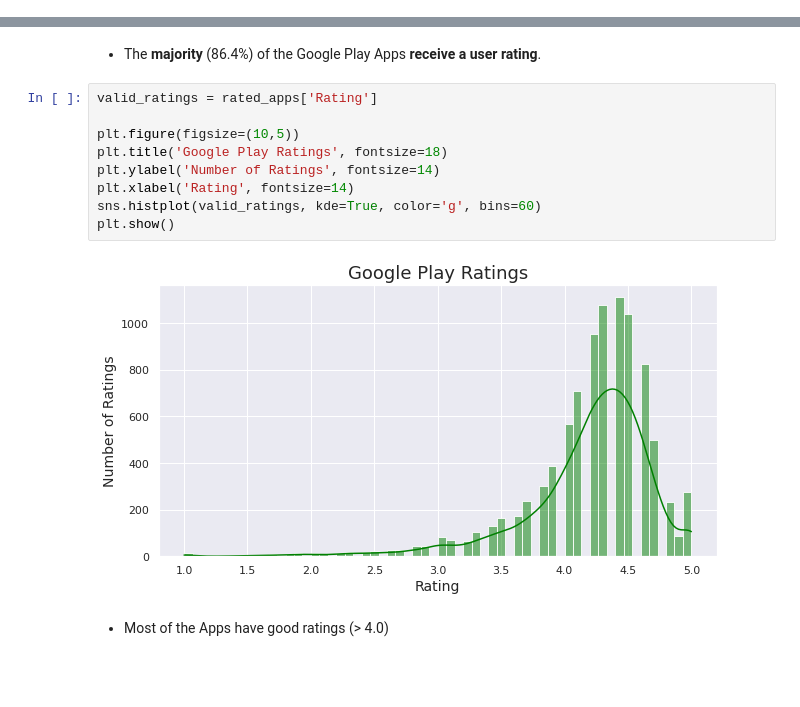
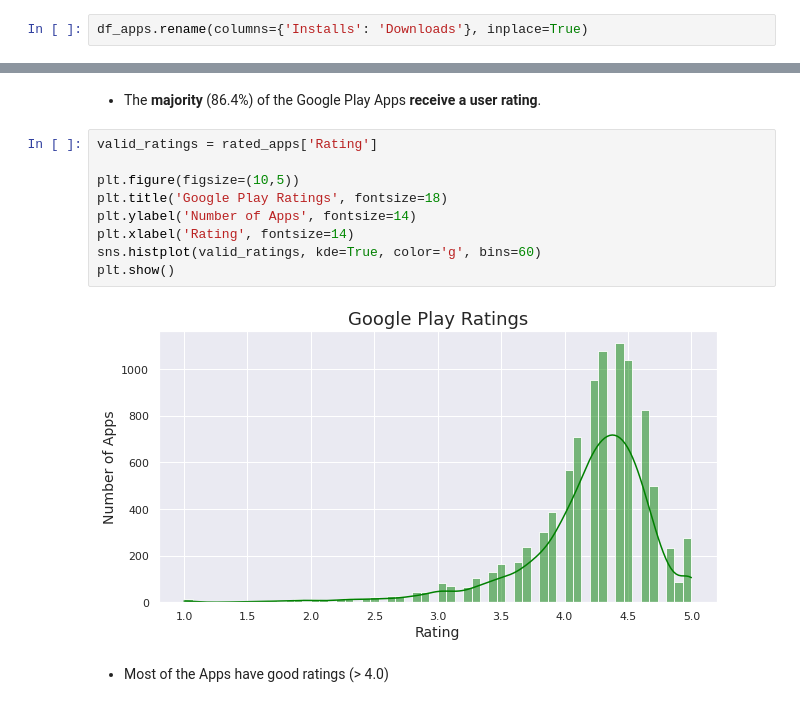
Before and after one commit to kimurarh/googleplay-analysis, a Jupyter notebook: Google-Play-Store-Analysis.ipynb, the cells around one changed output, grey strips where cells are left out. Drawn from its saved outputs; the diff is of its cells as text; blank space fills up the shorter version.

```diff
--- a/Google-Play-Store-Analysis.ipynb
+++ b/Google-Play-Store-Analysis.ipynb
@@ -214,3 +220,5 @@ df_apps['Android Ver'] = df_apps['Android Ver'].apply(lambda x: x.split(' ')[0])
+# %%
+df_apps.rename(columns={'Installs': 'Downloads'}, inplace=True)
 # %% [markdown]
 # Visualization
 # %%
@@ -338,14 +346,14 @@ plt.show()
 # %%
 valid_ratings = rated_apps['Rating']
 
 plt.figure(figsize=(10,5))
 plt.title('Google Play Ratings', fontsize=18)
-plt.ylabel('Number of Ratings', fontsize=14)
+plt.ylabel('Number of Apps', fontsize=14)
 plt.xlabel('Rating', fontsize=14)
 sns.histplot(valid_ratings, kde=True, color='g', bins=60)
 plt.show()
 # %% [output]
-[figure, old version]
+[figure, new version]
 # %% [markdown]
 * Most of the Apps have good ratings (> 4.0)
 # %%
```
Also changed, not shown: parts of 23 cells of this notebook, 1 other file.
